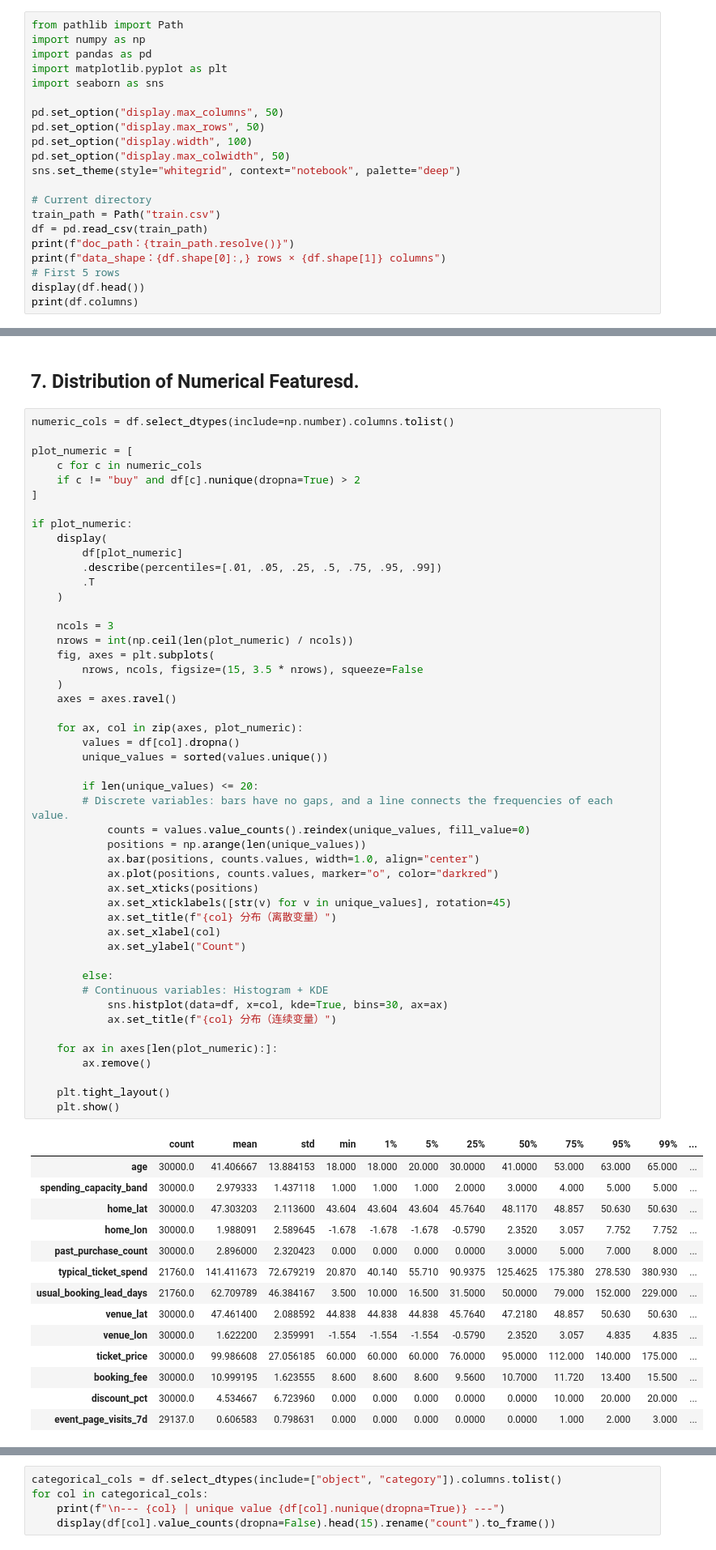
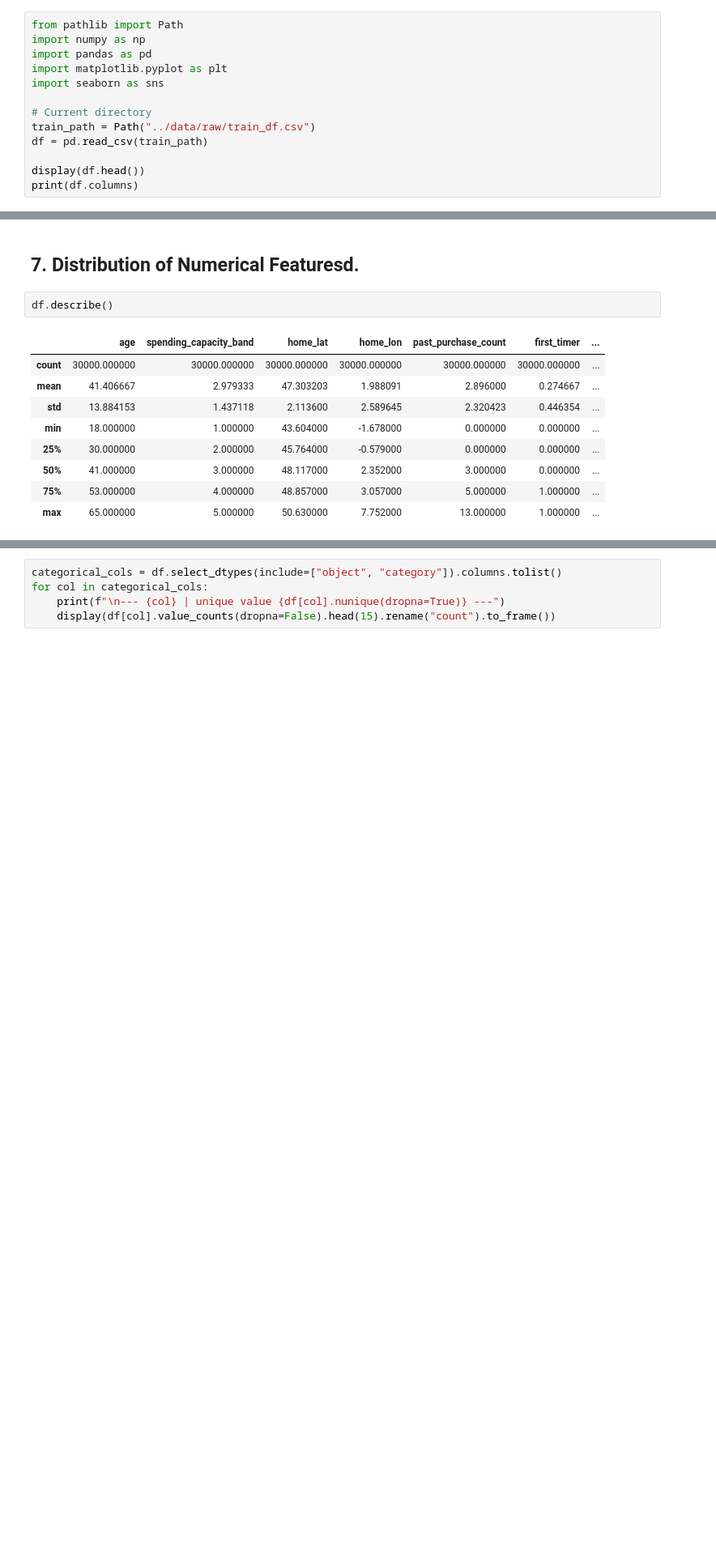
Before and after one commit to tanishka-p0024/DSBA-M1-Data-Challenge, a Jupyter notebook: notebooks/data_exploration2_EDA.ipynb, the cells around one changed output, grey strips where cells are left out. Shown at 81% size. Saved outputs shown, nothing was run; the diff lists cells and outputs as text; blank space fills up the shorter version.

```diff
--- a/notebooks/data_exploration2_EDA.ipynb
+++ b/notebooks/data_exploration2_EDA.ipynb
@@ -11,18 +11,10 @@ import pandas as pd
 import matplotlib.pyplot as plt
 import seaborn as sns
 
-pd.set_option("display.max_columns", 50)
-pd.set_option("display.max_rows", 50)
-pd.set_option("display.width", 100)
-pd.set_option("display.max_colwidth", 50)
-sns.set_theme(style="whitegrid", context="notebook", palette="deep")
+# Current directory
+train_path = Path("../data/raw/train_df.csv")
+df = pd.read_csv(train_path)
 
-# Current directory
-train_path = Path("train.csv")
-df = pd.read_csv(train_path)
-print(f"doc_path：{train_path.resolve()}")
-print(f"data_shape：{df.shape[0]:,} rows × {df.shape[1]} columns")
-# First 5 rows
 display(df.head())
 print(df.columns)
 # %% [output]
@@ -315,65 +269,14 @@ if {"user_id", "buy"}.issubset(df.columns):
 # %% [markdown]
 ## 7. Distribution of Numerical Featuresd.
 # %%
-numeric_cols = df.select_dtypes(include=np.number).columns.tolist()
-
-plot_numeric = [
-    c for c in numeric_cols
-    if c != "buy" and df[c].nunique(dropna=True) > 2
-]
-
-if plot_numeric:
-    display(
-        df[plot_numeric]
-        .describe(percentiles=[.01, .05, .25, .5, .75, .95, .99])
-        .T
-    )
-
-    ncols = 3
-    nrows = int(np.ceil(len(plot_numeric) / ncols))
-    fig, axes = plt.subplots(
-        nrows, ncols, figsize=(15, 3.5 * nrows), squeeze=False
-    )
-    axes = axes.ravel()
-
-    for ax, col in zip(axes, plot_numeric):
-        values = df[col].dropna()
-        unique_values = sorted(values.unique())
-
-        if len(unique_values) <= 20:
-        # Discrete variables: bars have no gaps, and a line connects the frequencies of each value.
-            counts = values.value_counts().reindex(unique_values, fill_value=0)
-            positions = np.arange(len(unique_values))
-            ax.bar(positions, counts.values, width=1.0, align="center")
-            ax.plot(positions, counts.values, marker="o", color="darkred")
-            ax.set_xticks(positions)
-            ax.set_xticklabels([str(v) for v in unique_values], rotation=45)
-            ax.set_title(f"{col} 分布（离散变量）")
-            ax.set_xlabel(col)
-            ax.set_ylabel("Count")
-
-        else:
-        # Continuous variables: Histogram + KDE
-            sns.histplot(data=df, x=col, kde=True, bins=30, ax=ax)
-            ax.set_title(f"{col} 分布（连续变量）")
-
-    for ax in axes[len(plot_numeric):]:
-        ax.remove()
-
-    plt.tight_layout()
-    plt.show()
+df.describe()
 # %% [output]
-|  | count | mean | std | min | 1% | 5% | 25% | 50% | 75% | 95% | 99% | ... |
-| age | 30000.0 | 41.406667 | 13.884153 | 18.000 | 18.000 | 20.000 | 30.0000 | 41.0000 | 53.000 | 63.000 | 65.000 | ... |
-| spending_capacity_band | 30000.0 | 2.979333 | 1.437118 | 1.000 | 1.000 | 1.000 | 2.0000 | 3.0000 | 4.000 | 5.000 | 5.000 | ... |
-| home_lat | 30000.0 | 47.303203 | 2.113600 | 43.604 | 43.604 | 43.604 | 45.7640 | 48.1170 | 48.857 | 50.630 | 50.630 | ... |
-| home_lon | 30000.0 | 1.988091 | 2.589645 | -1.678 | -1.678 | -1.678 | -0.5790 | 2.3520 | 3.057 | 7.752 | 7.752 | ... |
-| past_purchase_count | 30000.0 | 2.896000 | 2.320423 | 0.000 | 0.000 | 0.000 | 0.0000 | 3.0000 | 5.000 | 7.000 | 8.000 | ... |
-| typical_ticket_spend | 21760.0 | 141.411673 | 72.679219 | 20.870 | 40.140 | 55.710 | 90.9375 | 125.4625 | 175.380 | 278.530 | 380.930 | ... |
-| usual_booking_lead_days | 21760.0 | 62.709789 | 46.384167 | 3.500 | 10.000 | 16.500 | 31.5000 | 50.0000 | 79.000 | 152.000 | 229.000 | ... |
-| venue_lat | 30000.0 | 47.461400 | 2.088592 | 44.838 | 44.838 | 44.838 | 45.7640 | 47.2180 | 48.857 | 50.630 | 50.630 | ... |
-| venue_lon | 30000.0 | 1.622200 | 2.359991 | -1.554 | -1.554 | -1.554 | -0.5790 | 2.3520 | 3.057 | 4.835 | 4.835 | ... |
-| ticket_price | 30000.0 | 99.986608 | 27.056185 | 60.000 | 60.000 | 60.000 | 76.0000 | 95.0000 | 112.000 | 140.000 | 175.000 | ... |
-| booking_fee | 30000.0 | 10.999195 | 1.623555 | 8.600 | 8.600 | 8.600 | 9.5600 | 10.7000 | 11.720 | 13.400 | 15.500 | ... |
-| discount_pct | 30000.0 | 4.534667 | 6.723960 | 0.000 | 0.000 | 0.000 | 0.0000 | 0.0000 | 10.000 | 20.000 | 20.000 | ... |
-| event_page_visits_7d | 29137.0 | 0.606583 | 0.798631 | 0.000 | 0.000 | 0.000 | 0.0000 | 0.0000 | 1.000 | 2.000 | 3.000 | ... |
+|  | age | spending_capacity_band | home_lat | home_lon | past_purchase_count | first_timer | ... |
+| count | 30000.000000 | 30000.000000 | 30000.000000 | 30000.000000 | 30000.000000 | 30000.000000 | ... |
+| mean | 41.406667 | 2.979333 | 47.303203 | 1.988091 | 2.896000 | 0.274667 | ... |
+| std | 13.884153 | 1.437118 | 2.113600 | 2.589645 | 2.320423 | 0.446354 | ... |
+| min | 18.000000 | 1.000000 | 43.604000 | -1.678000 | 0.000000 | 0.000000 | ... |
+| 25% | 30.000000 | 2.000000 | 45.764000 | -0.579000 | 0.000000 | 0.000000 | ... |
+| 50% | 41.000000 | 3.000000 | 48.117000 | 2.352000 | 3.000000 | 0.000000 | ... |
+| 75% | 53.000000 | 4.000000 | 48.857000 | 3.057000 | 5.000000 | 1.000000 | ... |
+| max | 65.000000 | 5.000000 | 50.630000 | 7.752000 | 13.000000 | 1.000000 | ... |
```
Also changed, not shown: parts of 25 cells of this notebook, 2 other files.
